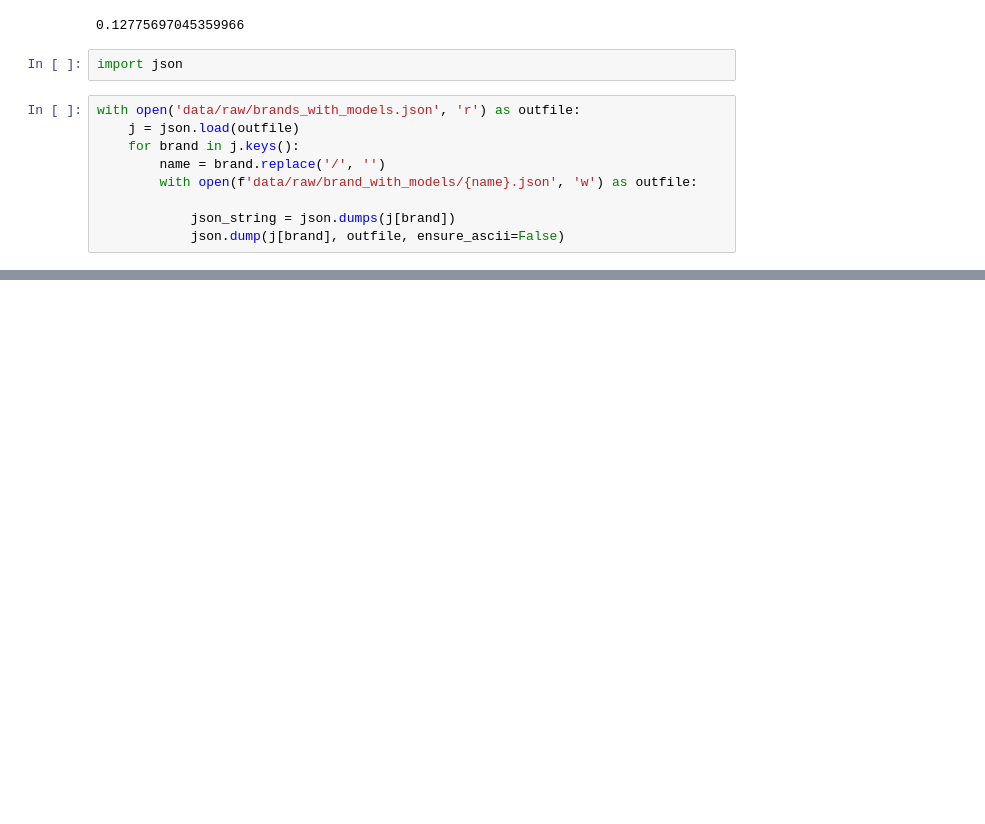
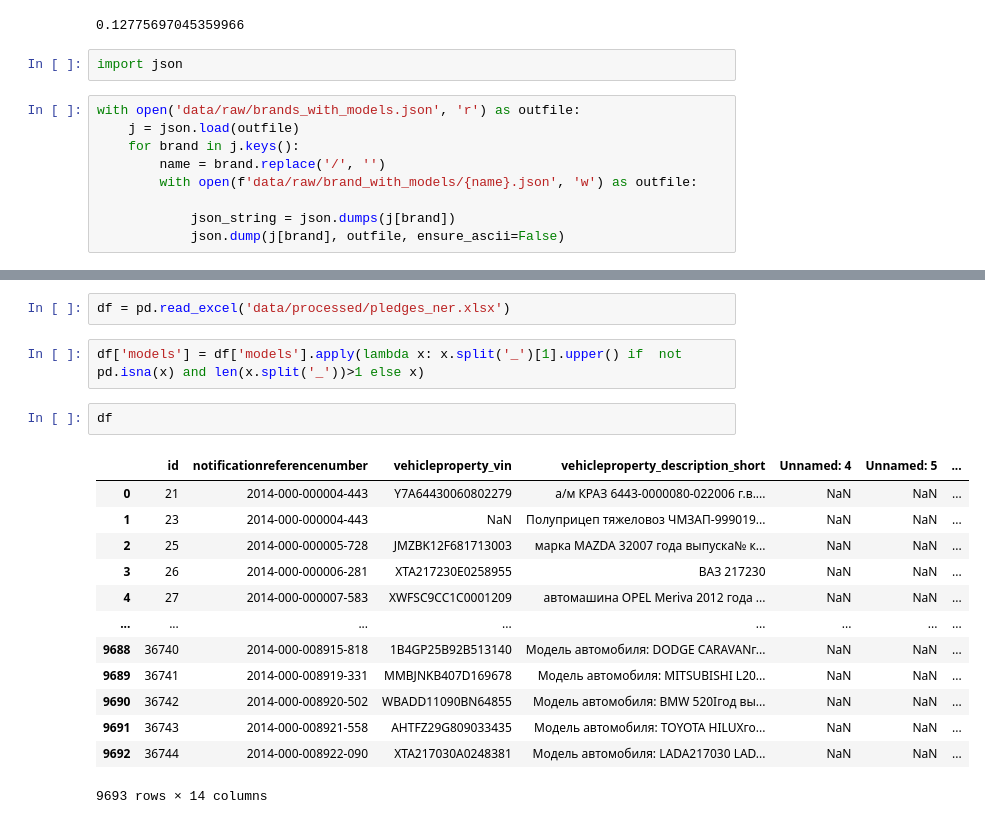
Before and after one commit to dumperize/autostat, a Jupyter notebook: src/notebooks/synonims.ipynb, the cells around one changed output, grey strips where cells are left out. Cells and saved outputs as stored; diff of their text form; blank space fills up the shorter version.

```diff
--- a/src/notebooks/synonims.ipynb
+++ b/src/notebooks/synonims.ipynb
@@ -752,0 +756,20 @@ After: ['I', 'live', 'in', 'New', 'York']
+# %%
+df = pd.read_excel('data/processed/pledges_ner.xlsx')
+# %%
+df['models'] = df['models'].apply(lambda x: x.split('_')[1].upper() if  not pd.isna(x) and len(x.split('_'))>1 else x)
+# %%
+df
+# %% [output]
+|  | id | notificationreferencenumber | vehicleproperty_vin | vehicleproperty_description_short | Unnamed: 4 | Unnamed: 5 | ... |
+| 0 | 21 | 2014-000-000004-443 | Y7A64430060802279 | а/м КРАЗ 6443-0000080-022006 г.в.... | NaN | NaN | ... |
+| 1 | 23 | 2014-000-000004-443 | NaN | Полуприцеп тяжеловоз ЧМЗАП-999019... | NaN | NaN | ... |
+| 2 | 25 | 2014-000-000005-728 | JMZBK12F681713003 | марка MAZDA 32007 года выпуска№ к... | NaN | NaN | ... |
+| 3 | 26 | 2014-000-000006-281 | XTA217230E0258955 | ВАЗ 217230 | NaN | NaN | ... |
+| 4 | 27 | 2014-000-000007-583 | XWFSC9CC1C0001209 | автомашина OPEL Meriva 2012 года ... | NaN | NaN | ... |
+| ... | ... | ... | ... | ... | ... | ... | ... |
+| 9688 | 36740 | 2014-000-008915-818 | 1B4GP25B92B513140 | Модель автомобиля: DODGE CARAVANг... | NaN | NaN | ... |
+| 9689 | 36741 | 2014-000-008919-331 | MMBJNKB407D169678 | Модель автомобиля: MITSUBISHI L20... | NaN | NaN | ... |
+| 9690 | 36742 | 2014-000-008920-502 | WBADD11090BN64855 | Модель автомобиля: BMW 520Iгод вы... | NaN | NaN | ... |
+| 9691 | 36743 | 2014-000-008921-558 | AHTFZ29G809033435 | Модель автомобиля: TOYOTA HILUXго... | NaN | NaN | ... |
+| 9692 | 36744 | 2014-000-008922-090 | XTA217030A0248381 | Модель автомобиля: LADA217030 LAD... | NaN | NaN | ... |
+9693 rows × 14 columns
```
Also changed, not shown: parts of 5 cells of this notebook, 19 other files.
